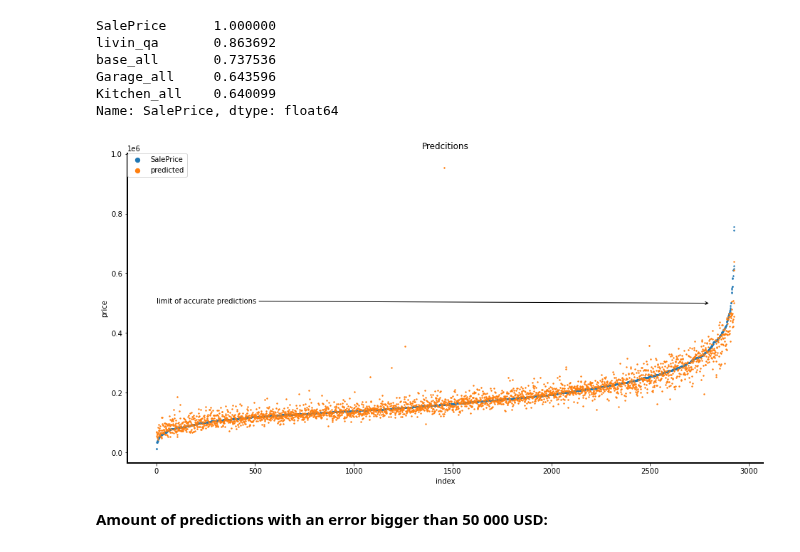
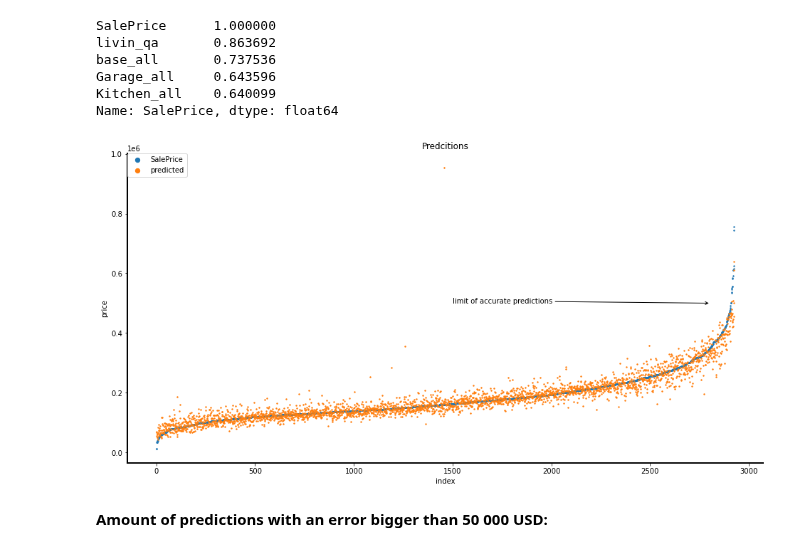
Before and after one commit to grumpyclimber/portfolio, a Jupyter notebook: ML_house_prices/houses_1-main.ipynb, the cells around one changed output. Drawn from its saved outputs; the diff is of its cells as text; code cells hidden in the pictures.

```diff
--- a/ML_house_prices/houses_1-main.ipynb
+++ b/ML_house_prices/houses_1-main.ipynb
@@ -514,18 +528,18 @@ rmse, results_df = pipeline(df=df_q4 ,t=transform_features2,s=select_features3,
 # %%
 fig, ax = plt.subplots(figsize=(16,8))
 plt.scatter(results_df.index, results_df['SalePrice'], s=2, label='SalePrice')
 plt.scatter(results_df.index, results_df['predicted'], s=2, label='predicted')
 spines(ax,yl='price',xl='index')
 plt.title('Predcitions')
-ax.annotate("limit of accurate predictions", xy=(2805, 500000), xytext=(0, 500000), arrowprops=dict(arrowstyle="->"))
+ax.annotate("limit of accurate predictions", xy=(2805, 500000), xytext=(1500, 500000), arrowprops=dict(arrowstyle="->"))
 
 handles, labels = ax.get_legend_handles_labels()
 l = plt.legend(handles, labels, loc=2, borderaxespad=0)
 for el in l.legendHandles:
     el._sizes = [40]
 plt.show()
 # %% [output]
-[figure, old version]
+[figure, new version]
 # %% [markdown]
 **Amount of predictions with an error bigger than 50 000 USD:**
 # %%
```
Also changed, not shown: parts of 23 cells of this notebook.
